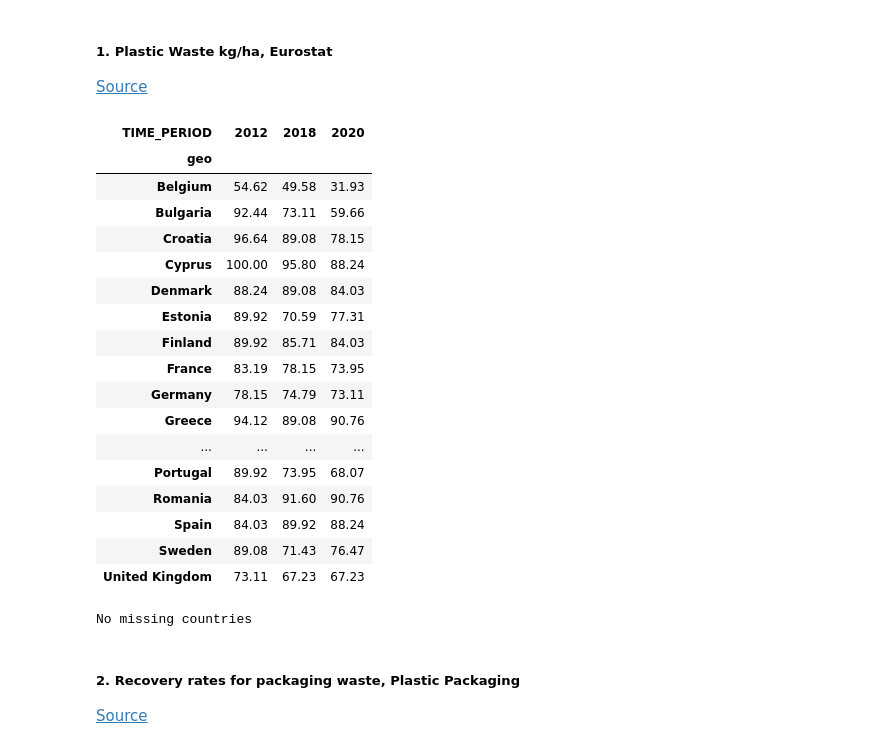
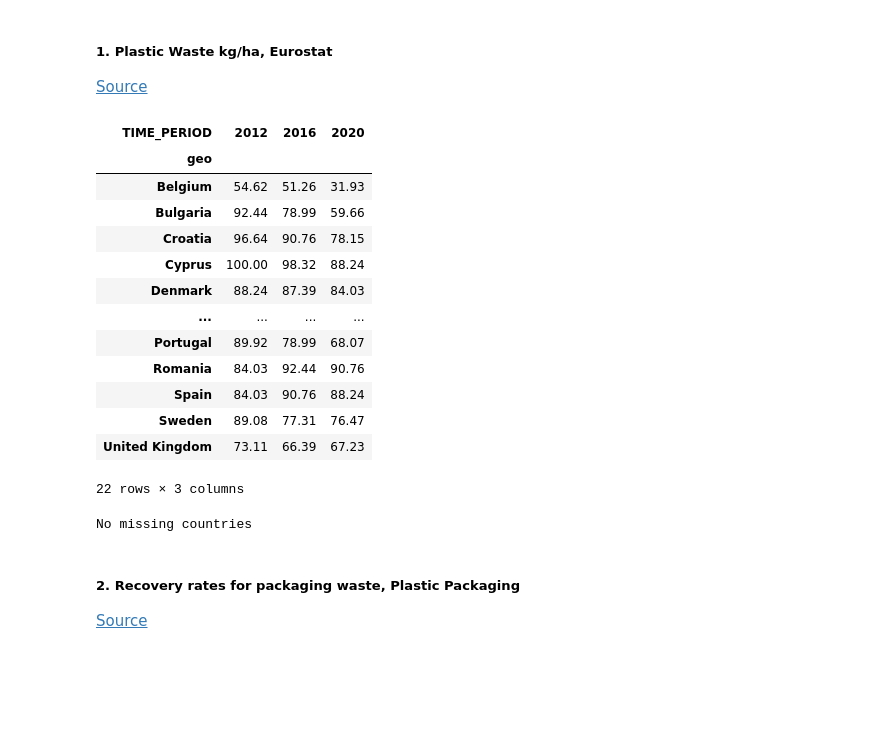
Before and after one commit to isaldiviagonzatti/sdg14, a Jupyter notebook: code/exploreSDG14.ipynb, the cells around one changed output. Saved outputs shown, nothing was run; the diff lists cells and outputs as text; code cells hidden in the pictures; blank space fills up the shorter version.

```diff
--- a/code/exploreSDG14.ipynb
+++ b/code/exploreSDG14.ipynb
@@ -231,44 +226,40 @@ We use two indicators:
 # %%
 # Plastic Waste kg/ha, Eurostat
 # https://ec.europa.eu/eurostat/databrowser/view/ENV_WASGEN/
 
 wasteG = pd.read_csv("../data/env_wasgen.csv")
 wasteG["geo"] = wasteG["geo"].map(abbrev_to_country).fillna(wasteG["geo"])
 wasteG = wasteG[wasteG["geo"].isin(countries)]
 
 wasteG = wasteG[wasteG["unit"] == "KG_HAB"].pivot_table(
     columns="TIME_PERIOD", index="geo", values="OBS_VALUE", aggfunc="mean"
 )
 mr = wasteG.columns[-1]  # most recent year
 # maxMin transformation as (max-x)/(max-min) * 100 --> converts to 0-100 scale with 0=worst, 100=best
 wasteG = (
     (wasteG.loc[:, "2012":mr].max().max() - wasteG.loc[:, "2012":mr])
     / (wasteG.loc[:, "2012":mr].max().max() - wasteG.loc[:, "2012":mr].min().min())
     * 100
 ).round(2)
 wasteG = wasteG.ffill(axis=1)  # fill empty values with last available year
-wasteG[[2012, 2018, mr]]
+wasteG[[2012, 2016, mr]]
 missingCountries(wasteG)
 # %% [output]
-| TIME_PERIOD | 2012 | 2018 | 2020 |
+| TIME_PERIOD | 2012 | 2016 | 2020 |
 | geo |  |  |  |
-| Belgium | 54.62 | 49.58 | 31.93 |
-| Bulgaria | 92.44 | 73.11 | 59.66 |
-| Croatia | 96.64 | 89.08 | 78.15 |
-| Cyprus | 100.00 | 95.80 | 88.24 |
-| Denmark | 88.24 | 89.08 | 84.03 |
-| Estonia | 89.92 | 70.59 | 77.31 |
-| Finland | 89.92 | 85.71 | 84.03 |
-| France | 83.19 | 78.15 | 73.95 |
-| Germany | 78.15 | 74.79 | 73.11 |
-| Greece | 94.12 | 89.08 | 90.76 |
+| Belgium | 54.62 | 51.26 | 31.93 |
+| Bulgaria | 92.44 | 78.99 | 59.66 |
+| Croatia | 96.64 | 90.76 | 78.15 |
+| Cyprus | 100.00 | 98.32 | 88.24 |
+| Denmark | 88.24 | 87.39 | 84.03 |
 | ... | ... | ... | ... |
-| Portugal | 89.92 | 73.95 | 68.07 |
-| Romania | 84.03 | 91.60 | 90.76 |
-| Spain | 84.03 | 89.92 | 88.24 |
-| Sweden | 89.08 | 71.43 | 76.47 |
-| United Kingdom | 73.11 | 67.23 | 67.23 |
+| Portugal | 89.92 | 78.99 | 68.07 |
+| Romania | 84.03 | 92.44 | 90.76 |
+| Spain | 84.03 | 90.76 | 88.24 |
+| Sweden | 89.08 | 77.31 | 76.47 |
+| United Kingdom | 73.11 | 66.39 | 67.23 |
-No missing countries
+22 rows × 3 columns
+No missing countries
 # %% [markdown]
 ##### 2. Recovery rates for packaging waste, Plastic Packaging
 
```
Also changed, not shown: parts of 16 cells of this notebook, 1 other file.
